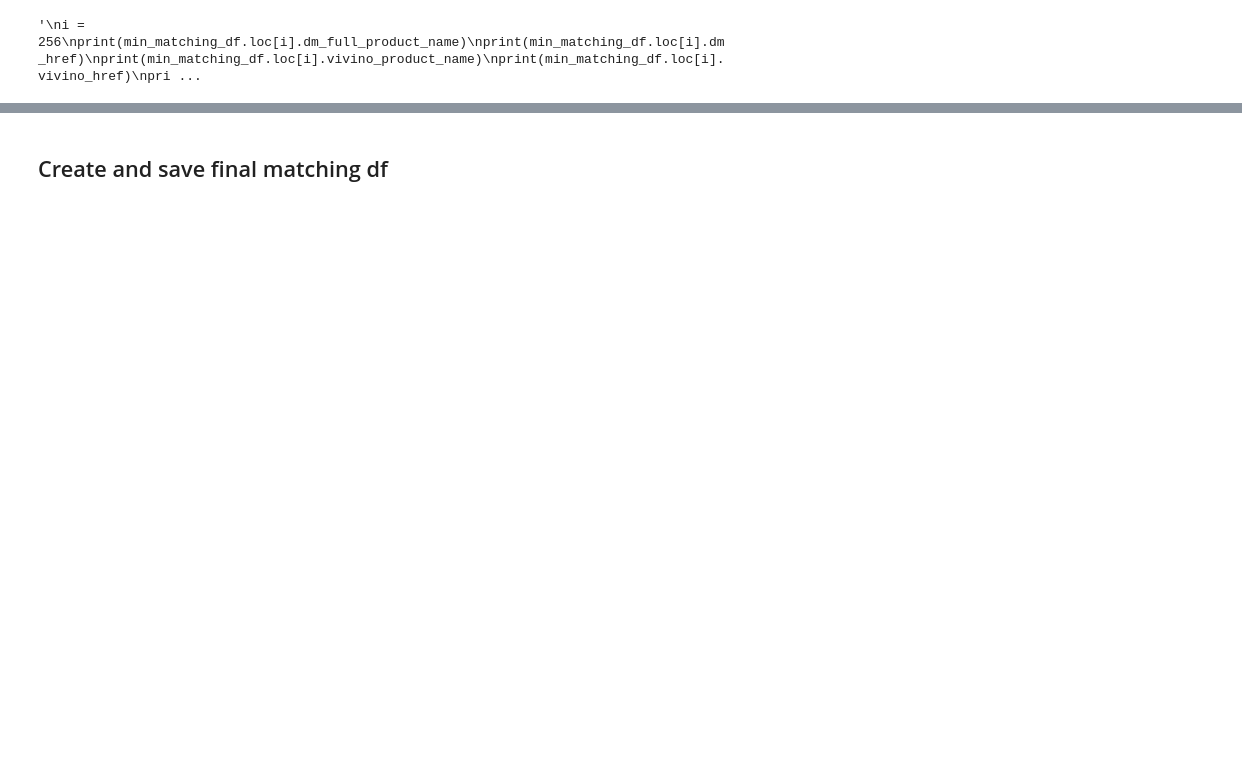
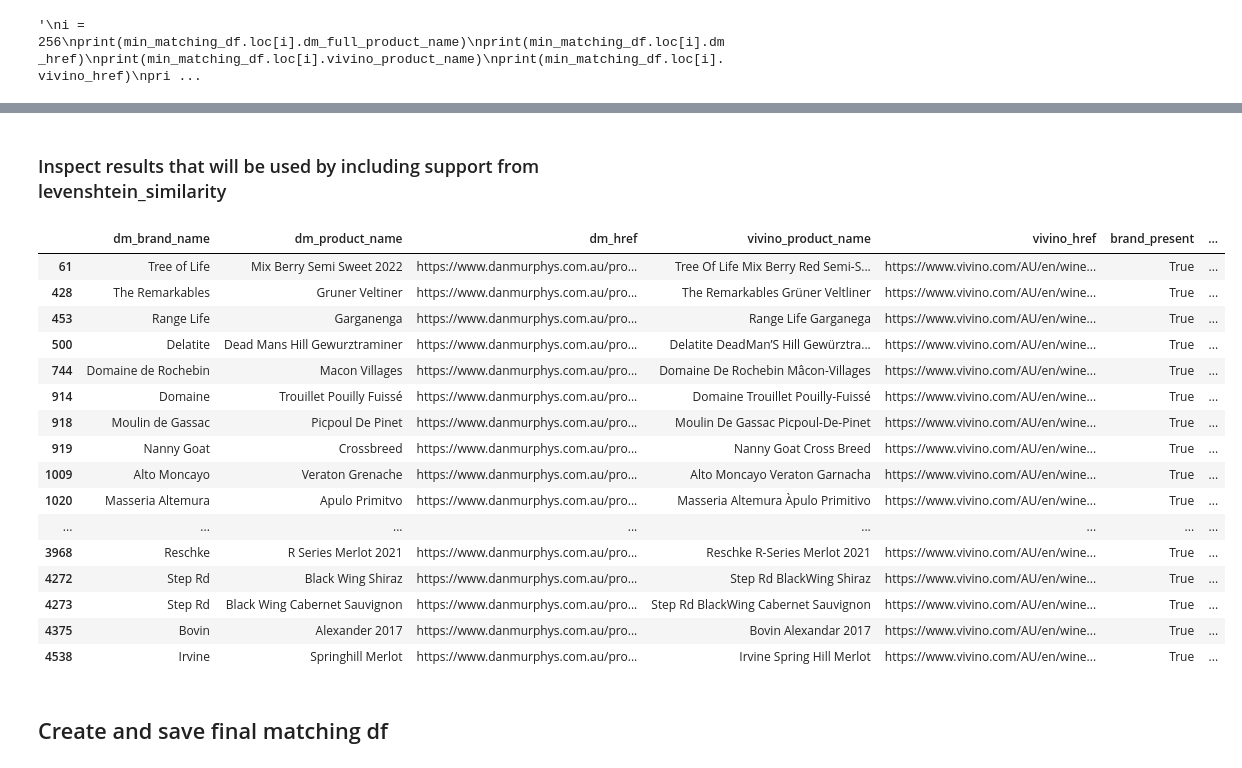
Before and after one commit to coreyj42/winevalet_webscraping, a Jupyter notebook: vivino_scraping/eda_vivino_product_matching.ipynb, the cells around one changed output, grey strips where cells are left out. Saved outputs shown, nothing was run; the diff lists cells and outputs as text; code cells hidden in the pictures; blank space fills up the shorter version.

```diff
--- a/vivino_scraping/eda_vivino_product_matching.ipynb
+++ b/vivino_scraping/eda_vivino_product_matching.ipynb
@@ -384,3 +425,26 @@ print(min_matching_df.loc[i].levenshtein_similarity)
+# %% [markdown]
+### Inspect results that will be used by including support from levenshtein_similarity
+# %%
+matching_df[(matching_df['jaccard_similarity'] < 0.5) & (matching_df['levenshtein_similarity'] >= 0.8) & \
+    (matching_df['levenshtein_similarity'] <= 1)]
+# %% [output]
+|  | dm_brand_name | dm_product_name | dm_href | vivino_product_name | vivino_href | brand_present | ... |
+| 61 | Tree of Life | Mix Berry Semi Sweet 2022 | https://www.danmurphys.com.au/pro... | Tree Of Life Mix Berry Red Semi-S... | https://www.vivino.com/AU/en/wine... | True | ... |
+| 428 | The Remarkables | Gruner Veltiner | https://www.danmurphys.com.au/pro... | The Remarkables Grüner Veltliner | https://www.vivino.com/AU/en/wine... | True | ... |
+| 453 | Range Life | Garganenga | https://www.danmurphys.com.au/pro... | Range Life Garganega | https://www.vivino.com/AU/en/wine... | True | ... |
+| 500 | Delatite | Dead Mans Hill Gewurztraminer | https://www.danmurphys.com.au/pro... | Delatite DeadMan’S Hill Gewürztra... | https://www.vivino.com/AU/en/wine... | True | ... |
+| 744 | Domaine de Rochebin | Macon Villages | https://www.danmurphys.com.au/pro... | Domaine De Rochebin Mâcon-Villages | https://www.vivino.com/AU/en/wine... | True | ... |
+| 914 | Domaine | Trouillet Pouilly Fuissé | https://www.danmurphys.com.au/pro... | Domaine Trouillet Pouilly-Fuissé | https://www.vivino.com/AU/en/wine... | True | ... |
+| 918 | Moulin de Gassac | Picpoul De Pinet | https://www.danmurphys.com.au/pro... | Moulin De Gassac Picpoul-De-Pinet | https://www.vivino.com/AU/en/wine... | True | ... |
+| 919 | Nanny Goat | Crossbreed | https://www.danmurphys.com.au/pro... | Nanny Goat Cross Breed | https://www.vivino.com/AU/en/wine... | True | ... |
+| 1009 | Alto Moncayo | Veraton Grenache | https://www.danmurphys.com.au/pro... | Alto Moncayo Veraton Garnacha | https://www.vivino.com/AU/en/wine... | True | ... |
+| 1020 | Masseria Altemura | Apulo Primitvo | https://www.danmurphys.com.au/pro... | Masseria Altemura Àpulo Primitivo | https://www.vivino.com/AU/en/wine... | True | ... |
+| ... | ... | ... | ... | ... | ... | ... | ... |
+| 3968 | Reschke | R Series Merlot 2021 | https://www.danmurphys.com.au/pro... | Reschke R-Series Merlot 2021 | https://www.vivino.com/AU/en/wine... | True | ... |
+| 4272 | Step Rd | Black Wing Shiraz | https://www.danmurphys.com.au/pro... | Step Rd BlackWing Shiraz | https://www.vivino.com/AU/en/wine... | True | ... |
+| 4273 | Step Rd | Black Wing Cabernet Sauvignon | https://www.danmurphys.com.au/pro... | Step Rd BlackWing Cabernet Sauvignon | https://www.vivino.com/AU/en/wine... | True | ... |
+| 4375 | Bovin | Alexander 2017 | https://www.danmurphys.com.au/pro... | Bovin Alexandar 2017 | https://www.vivino.com/AU/en/wine... | True | ... |
+| 4538 | Irvine | Springhill Merlot | https://www.danmurphys.com.au/pro... | Irvine Spring Hill Merlot | https://www.vivino.com/AU/en/wine... | True | ... |
 # %% [markdown]
 ## Create and save final matching df
 # %%
```
Also changed, not shown: parts of 13 cells of this notebook, 4 other files.
